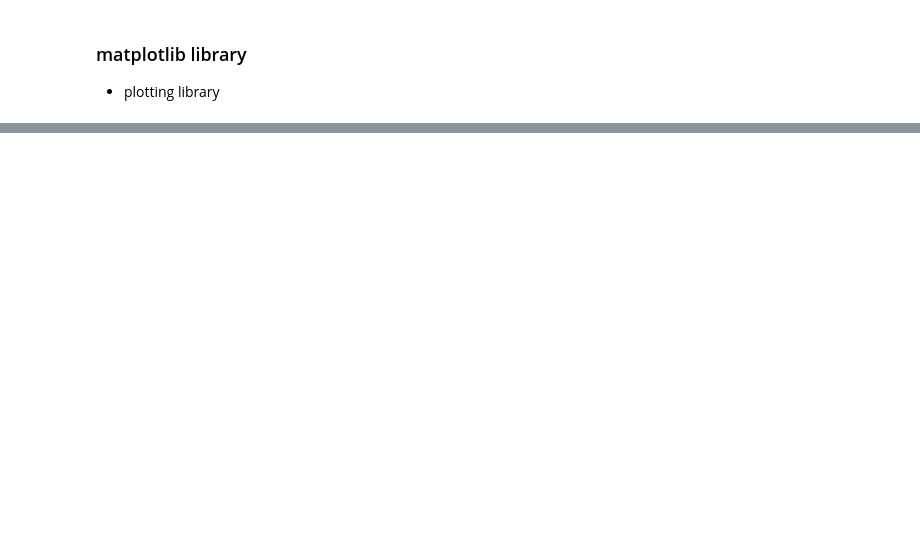
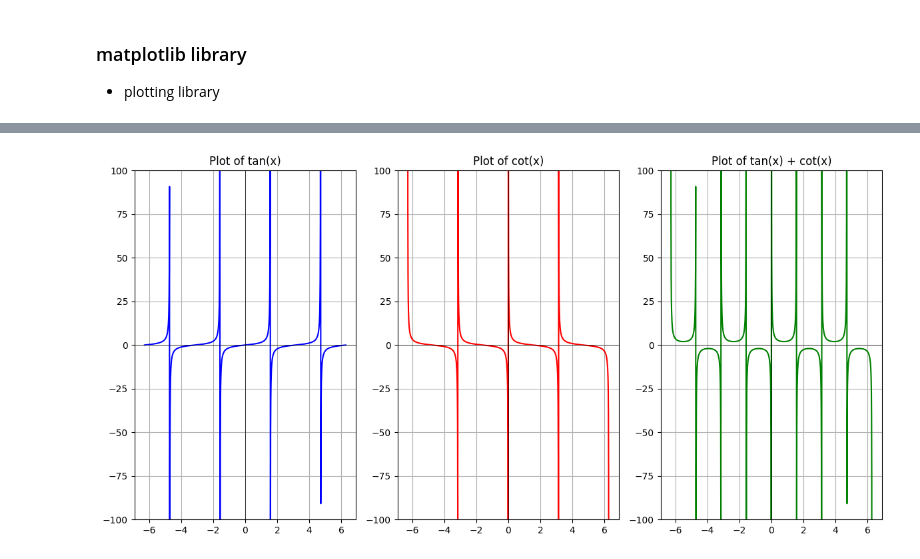
Before and after one commit to sinayanaik/python-learn, a Jupyter notebook: matplotlib library/matplotlib library.ipynb, the cells around one changed output, grey strips where cells are left out. Drawn from its saved outputs; the diff is of its cells as text; code cells hidden in the pictures; blank space fills up the shorter version.

```diff
--- a/matplotlib library/matplotlib library.ipynb
+++ b/matplotlib library/matplotlib library.ipynb
@@ -23,0 +66,46 @@ plt.show()
+# %%
+import numpy as np
+import matplotlib.pyplot as plt
+
+# Define the range for x
+x = np.linspace(-2 * np.pi, 2 * np.pi, 1000)
+
+# Calculate tan(x) and cot(x)
+tan_x = np.tan(x)
+cot_x = 1 / np.tan(x)
+
+# Create subplots
+# fig : Figure object acts as a container
+# axs : Array of Axes objects(actual plots)
+# plt.subplots(rows, cols, figsize=(width, height))
+fig, axs = plt.subplots(1, 3, figsize=(12, 6))
+
+# Plot tan(x) on the first subplot
+axs[0].plot(x, tan_x, label='tan(x)', color='b')
+axs[0].set_title('Plot of tan(x)')
+axs[0].set_ylim(-100, 100)  # Limit y-axis for better visualization
+axs[0].axhline(0, color='black',linewidth=0.5)
+axs[0].axvline(0, color='black',linewidth=0.5)
+axs[0].grid(True)
+
+# Plot cot(x) on the second subplot
+axs[1].plot(x, cot_x, label='cot(x)', color='r')
+axs[1].set_title('Plot of cot(x)')
+axs[1].set_ylim(-100, 100)  # Limit y-axis for better visualization
+axs[1].axhline(0, color='black',linewidth=0.5)
+axs[1].axvline(0, color='black',linewidth=0.5)
+axs[1].grid(True)
+
+# Plot tan(x) + cot(x) on the second subplot
+axs[2].plot(x, tan_x+cot_x, label='tan(x) + cot(x)', color='g')
+axs[2].set_title('Plot of tan(x) + cot(x)')
+axs[2].set_ylim(-100, 100)  # Limit y-axis for better visualization
+axs[2].axhline(0, color='black',linewidth=0.5)
+axs[2].axvline(0, color='black',linewidth=0.5)
+axs[2].grid(True)
+
+# Show the plots
+plt.tight_layout()
+plt.show()
+# %% [output]
+[figure, added]
```
Also changed, not shown: parts of 2 cells of this notebook, 3 other files.
